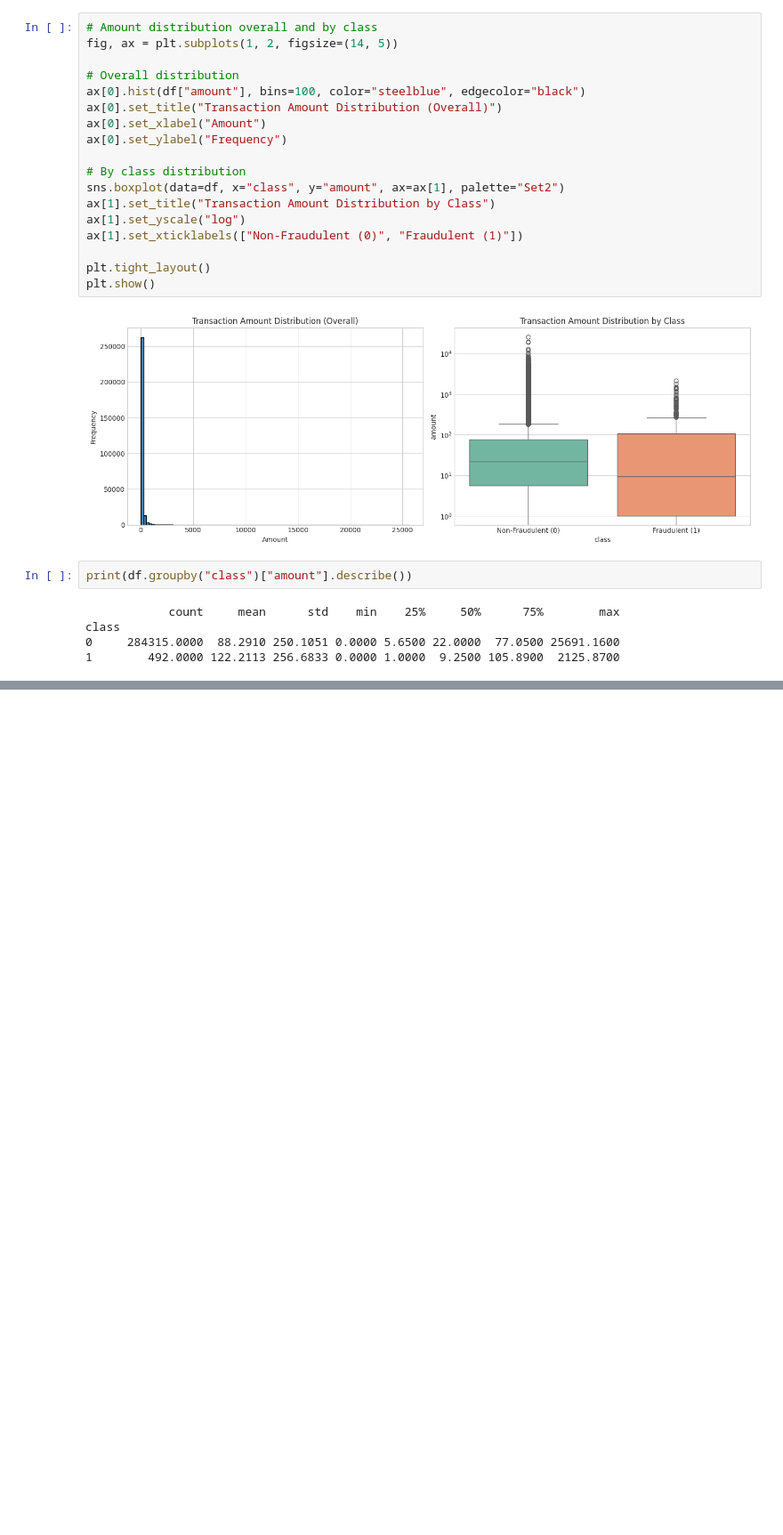
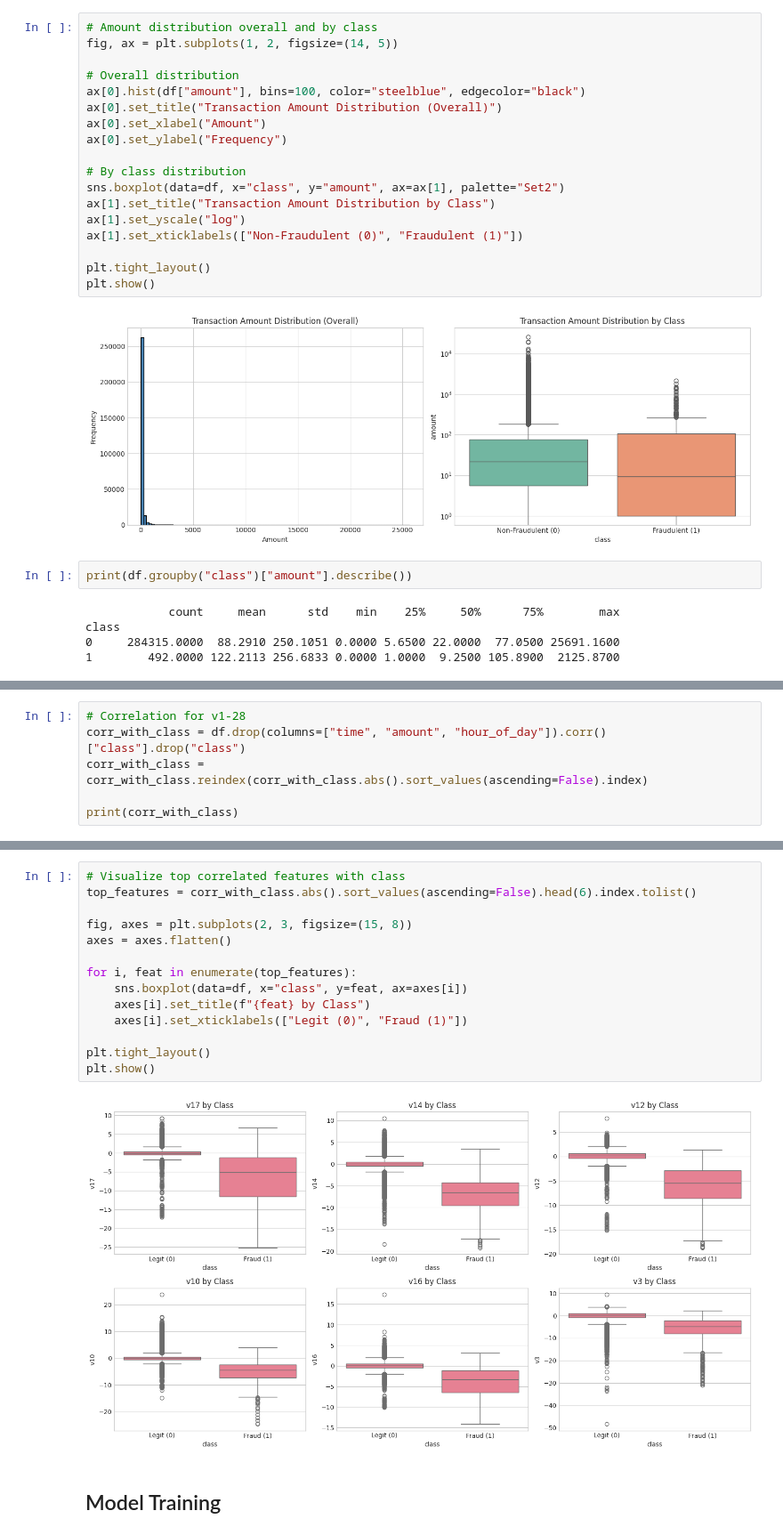
Before and after one commit to otuemre/FraudDetectAI, a Jupyter notebook: src/notebooks/FraudDetectAI.ipynb, the cells around one changed output, grey strips where cells are left out. Shown at 89% size. Cells and saved outputs as stored; diff of their text form; blank space fills up the shorter version.

Commit message:
Finalise EDA and Start Training

```diff
--- a/src/notebooks/FraudDetectAI.ipynb
+++ b/src/notebooks/FraudDetectAI.ipynb
@@ -225,0 +253,6 @@ plt.show()
+# %%
+# Correlation for v1-28
+corr_with_class = df.drop(columns=["time", "amount", "hour_of_day"]).corr()["class"].drop("class")
+corr_with_class = corr_with_class.reindex(corr_with_class.abs().sort_values(ascending=False).index)
+
+print(corr_with_class)
@@ -225,0 +277,18 @@ plt.show()
+# %%
+# Visualize top correlated features with class
+top_features = corr_with_class.abs().sort_values(ascending=False).head(6).index.tolist()
+
+fig, axes = plt.subplots(2, 3, figsize=(15, 8))
+axes = axes.flatten()
+
+for i, feat in enumerate(top_features):
+    sns.boxplot(data=df, x="class", y=feat, ax=axes[i])
+    axes[i].set_title(f"{feat} by Class")
+    axes[i].set_xticklabels(["Legit (0)", "Fraud (1)"])
+
+plt.tight_layout()
+plt.show()
+# %% [output]
+[figure, added]
+# %% [markdown]
+## Model Training
```
Also changed, not shown: parts of 10 cells of this notebook.
